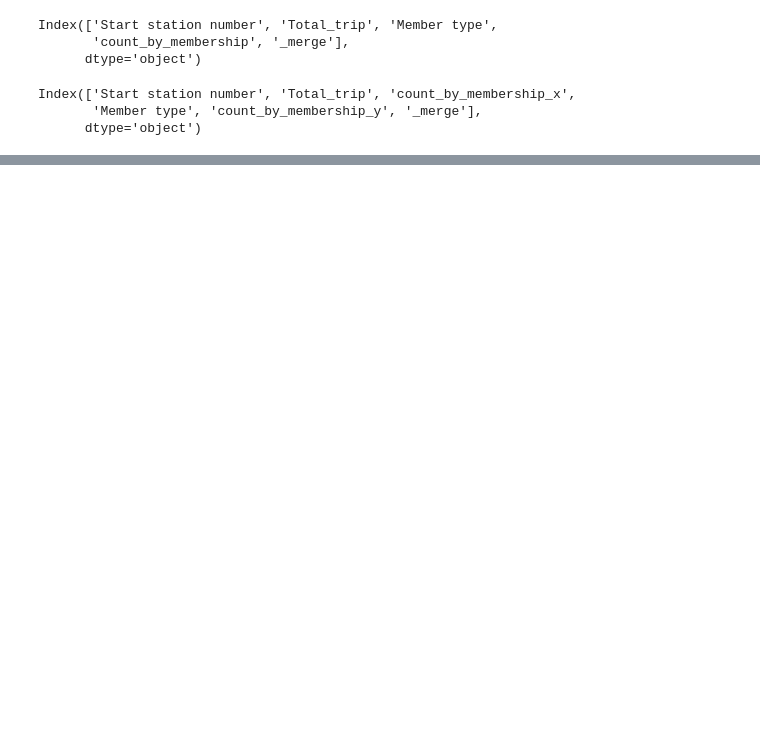
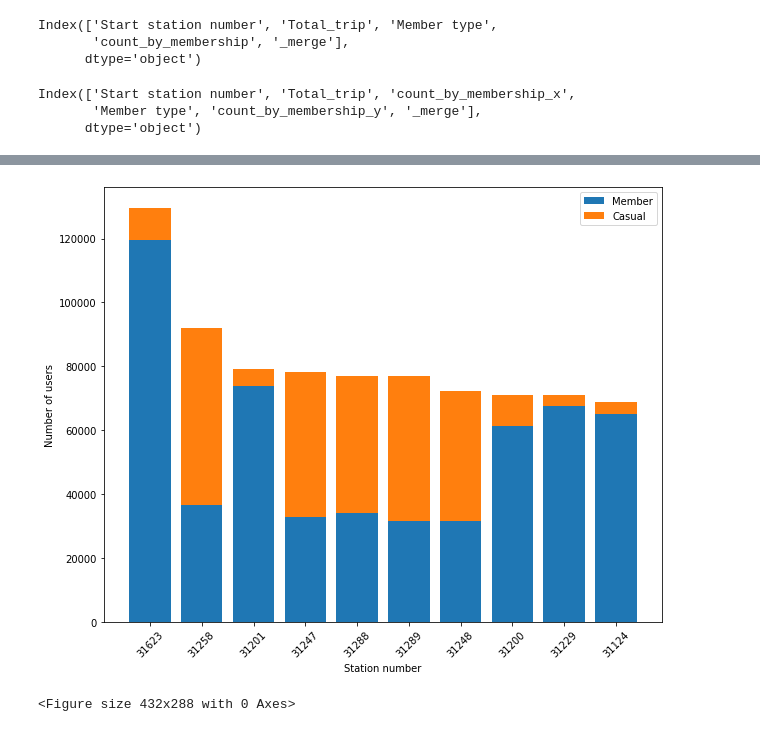
Before and after one commit to HMMJ-1991/bike-sharing, a Jupyter notebook: scripts/grouped_barchat.ipynb, the cells around one changed output, grey strips where cells are left out. Saved outputs shown, nothing was run; the diff lists cells and outputs as text; code cells hidden in the pictures; blank space fills up the shorter version.

```diff
--- a/scripts/grouped_barchat.ipynb
+++ b/scripts/grouped_barchat.ipynb
@@ -187,0 +195,16 @@ plt.bar([p + width for p in pos],
+# %%
+data1 = d['count_by_membership_x']
+data2 = d['count_by_membership_y']
+fig, ax = plt.subplots(figsize=(10,8))
+plt.xticks(rotation=45)
+plt.bar(range(len(data2)), data2,label="Member")
+plt.bar(range(len(data1)), data1, bottom=data2,label="Casual")
+plt.legend()
+plt.xticks(range(len(labels)), labels)
+plt.xlabel('Station number')
+plt.ylabel("Number of users")
+plt.show()
+plt.savefig('output.png')
+# %% [output]
+[figure, added]
+<Figure size 432x288 with 0 Axes>
```
Also changed, not shown: parts of 12 cells of this notebook, 11 other files.
